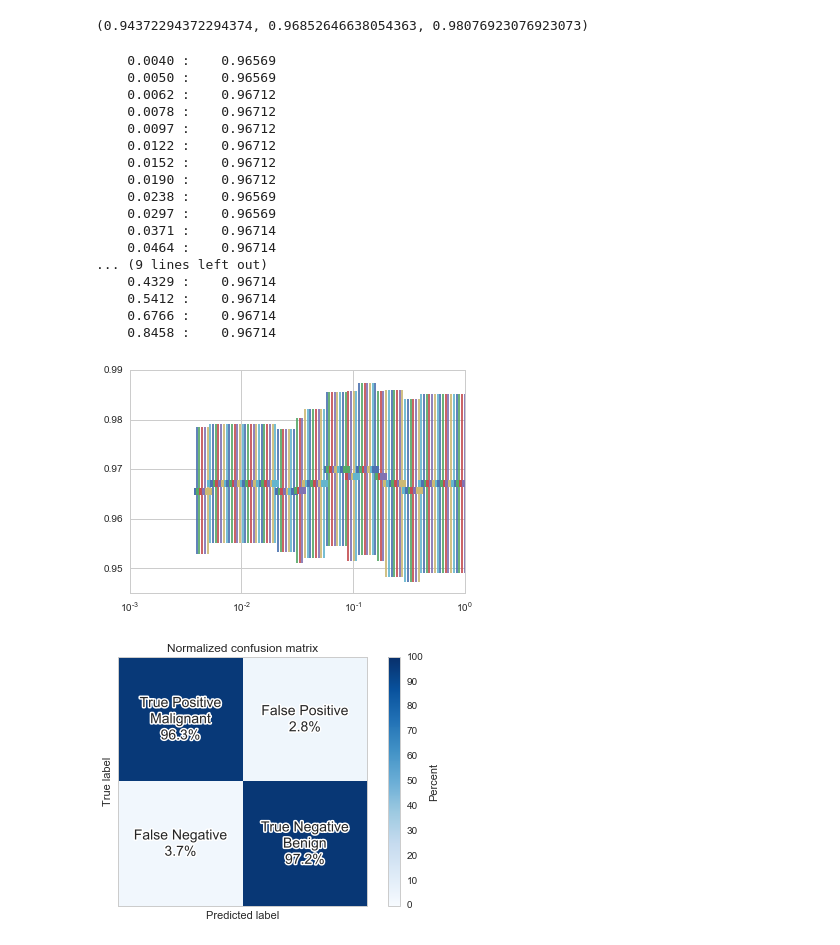
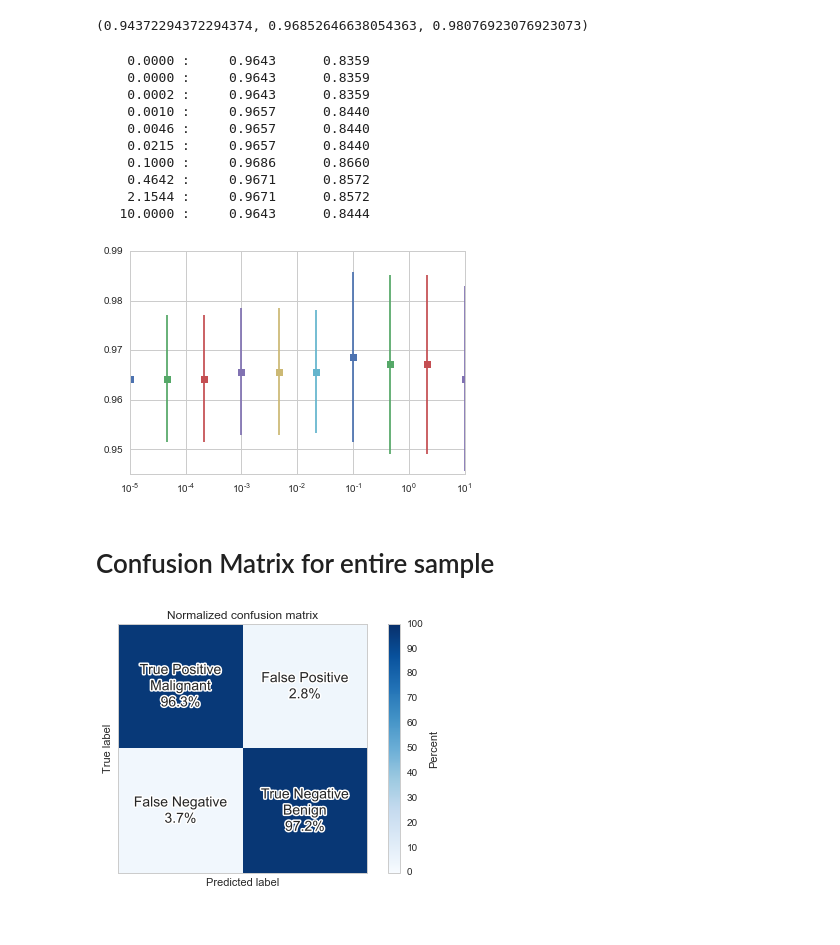
Before and after one commit to ajmendez/explore, a Jupyter notebook: cancer/mendez_datachallenge.ipynb, the cells around one changed output. Drawn from its saved outputs; the diff is of its cells as text; code cells hidden in the pictures.

```diff
--- a/cancer/mendez_datachallenge.ipynb
+++ b/cancer/mendez_datachallenge.ipynb
@@ -169,7 +169,8 @@ cv = sklearn.cross_validation.KFold(y.size, n_folds=10, random_state=0)
 cv5 = sklearn.cross_validation.KFold(y.size, n_folds=5, random_state=0)
 X_train, X_test, y_train, y_test = sklearn.cross_validation.train_test_split(X, y, test_size=0.33, random_state=0)
 # %%
-lr = sklearn.linear_model.LogisticRegression(random_state=0, penalty='l2', C=0.1141)
+lr = sklearn.linear_model.LogisticRegression(random_state=0,
+                                             penalty='l2', C=0.1141)
 lr.fit(X_train, y_train)
 tmp = sklearn.cross_validation.cross_val_score(lr, X, y, cv=cv)
 print tmp.mean(), tmp.std()
@@ -182,29 +185,26 @@ y_pred_lr = lr.predict(X)
 # %%
-for i, c in enumerate(np.logspace(-2.4, 0, 100)):
-    r = sklearn.linear_model.LogisticRegression(random_state=0, penalty='l2', C=c)
-    tmp = sklearn.cross_validation.cross_val_score(r, X, y, cv=cv)
+for i, c in enumerate(np.logspace(-5, 1, 10)):
+    r = sklearn.linear_model.LogisticRegression(random_state=0,
+                                                penalty='l2', C=c)
+    tmp = sklearn.cross_validation.cross_val_score(r, X, y, cv=cv,
+                                                   scoring='accuracy')
     plt.errorbar([c], [tmp.mean()], yerr=[tmp.std()/2], fmt='s')
-    if i %4 == 0:
-        print '{:10.4f} : {:10.5f}'.format(c, tmp.mean())
+    tmp2 = sklearn.cross_validation.cross_val_score(r, X, y, cv=cv,
+                                                   scoring='r2')
+    if i % 1 == 0:
+        print '{:10.4f} : {:10.4f}  {:10.4f}'.format(c, tmp.mean(), tmp2.mean())
 plt.xscale('log')
 # plt.ylim(0,1)
 None
 # %% [output]
-    0.0040 :    0.96569
-    0.0050 :    0.96569
-    0.0062 :    0.96712
-    0.0078 :    0.96712
-    0.0097 :    0.96712
-    0.0122 :    0.96712
-    0.0152 :    0.96712
-    0.0190 :    0.96712
-    0.0238 :    0.96569
-    0.0297 :    0.96569
-    0.0371 :    0.96714
-    0.0464 :    0.96714
-... (9 lines left out)
-    0.4329 :    0.96714
-    0.5412 :    0.96714
-    0.6766 :    0.96714
-    0.8458 :    0.96714
+    0.0000 :     0.9643      0.8359
+    0.0000 :     0.9643      0.8359
+    0.0002 :     0.9643      0.8359
+    0.0010 :     0.9657      0.8440
+    0.0046 :     0.9657      0.8440
+    0.0215 :     0.9657      0.8440
+    0.1000 :     0.9686      0.8660
+    0.4642 :     0.9671      0.8572
+    2.1544 :     0.9671      0.8572
+   10.0000 :     0.9643      0.8444
-[figure, old version]
+[figure, new version]
@@ -217,3 +211,5 @@ cm = sklearn.metrics.confusion_matrix(y_train, lr.predict(X_train),
+# %% [markdown]
+# Confusion Matrix for entire sample
 # %%
 # cm = sklearn.metrics.confusion_matrix(y_train, lr.predict(X_train),labels=[2,4])
 cm = sklearn.metrics.confusion_matrix(y, lr.predict(X),labels=[4,2])
```
Also changed, not shown: parts of 2 cells of this notebook.
